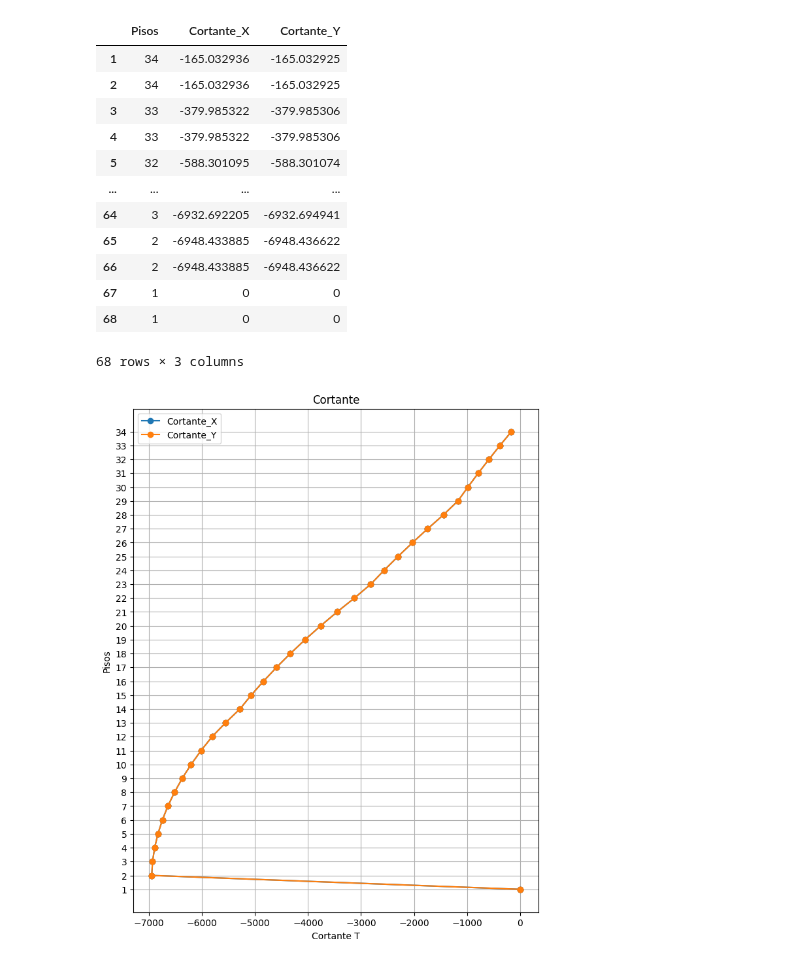
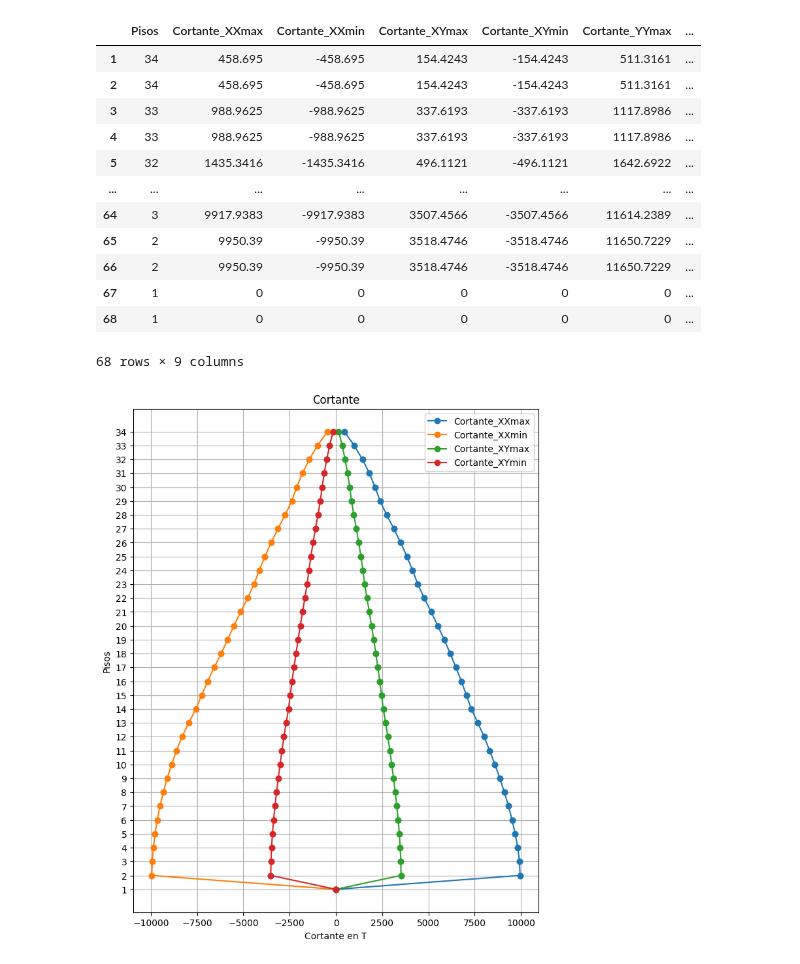
Before and after one commit to NicoJat/Main-codes, a Jupyter notebook: Diseño_Sismoresistente/Graficadores_ETABS/Graficadores/Cortante.ipynb, the cells around one changed output. Drawn from its saved outputs; the diff is of its cells as text; code cells hidden in the pictures.

```diff
--- a/Diseño_Sismoresistente/Graficadores_ETABS/Graficadores/Cortante.ipynb
+++ b/Diseño_Sismoresistente/Graficadores_ETABS/Graficadores/Cortante.ipynb
@@ -2,55 +2,70 @@
 import pandas as pd
 import numpy as np
 import matplotlib.pyplot as plt
 
 # Load the Excel file into a DataFrame
-file_path_X = '../Resultados_Excel/Cortante_piso_X.xlsx'  # Replace with your file path
-file_path_Y = '../Resultados_Excel/Cortante_piso_Y.xlsx'  # Replace with your file path
+file_path_X = '../Resultados_ExcelF/excel sismos/Shear X.xlsx'  # Replace with your file path
+file_path_Y = '../Resultados_ExcelF/excel sismos/Shear Y.xlsx'  # Replace with your file path
 sheet_name = 'Story Response'  # Replace with your sheet name if different
 
 # Load the data into a DataFrame
-data_X = pd.read_excel(file_path_X, sheet_name=sheet_name, header=1)
-data_Y = pd.read_excel(file_path_Y, sheet_name=sheet_name, header=1)
+data_X = pd.read_excel(file_path_X, sheet_name='Story Response', header=1)
+data_Y = pd.read_excel(file_path_Y, sheet_name='Story Response', header=1)
 
 # Assuming your data has 'Node' and 'Displacement' columns
 # Replace these column names with your actual column names
-Cortante_X = data_X['X-Dir']
-Cortante_Y = data_Y['Y-Dir']
+Cortante_XXmax = data_X['X-Dir']
+Cortante_XXmin = data_X['X-Dir Min']
+Cortante_XYmax = data_X['Y-Dir']
+Cortante_XYmin = data_X['Y-Dir Min']
+Cortante_YYmax = data_Y['Y-Dir']
+Cortante_YYmin = data_Y['Y-Dir Min']
+Cortante_YXmax = data_Y['X-Dir']
+Cortante_YXmin = data_Y['X-Dir Min']
+
 nodes = [i // 2 if i % 2 == 0 else i // 2 + 1 for i in range(68, 0, -1)]
 nodes_str = [str(node) for node in nodes]
 
 data = {
     'Pisos': nodes_str,
-    'Cortante_X': Cortante_X[1:],
-    'Cortante_Y': Cortante_Y[1:]
+    'Cortante_XXmax': Cortante_XXmax[1:],
+    'Cortante_XXmin': Cortante_XXmin[1:],
+    'Cortante_XYmax': Cortante_XYmax[1:],
+    'Cortante_XYmin': Cortante_XYmin[1:],
+    'Cortante_YYmax': Cortante_YYmax[1:],
+    'Cortante_YYmin': Cortante_YYmin[1:],
+    'Cortante_YXmax': Cortante_YXmax[1:],
+    'Cortante_YXmin': Cortante_YXmin[1:]
 }
 
 df = pd.DataFrame(data)
 display(df)
 
 # Plotting
 plt.figure(figsize=(8, 10))
-plt.plot(Cortante_X[1:], nodes_str, marker='o', linestyle='-', label='Cortante_X')
-plt.plot(Cortante_Y[1:], nodes_str, marker='o', linestyle='-', label='Cortante_Y')
-plt.xlabel('Cortante T')
+plt.plot(Cortante_XXmax[1:], nodes_str, marker='o', linestyle='-', label='Cortante_XXmax')
+plt.plot(Cortante_XXmin[1:], nodes_str, marker='o', linestyle='-', label='Cortante_XXmin')
+plt.plot(Cortante_XYmax[1:], nodes_str, marker='o', linestyle='-', label='Cortante_XYmax')
+plt.plot(Cortante_XYmin[1:], nodes_str, marker='o', linestyle='-', label='Cortante_XYmin')
+plt.xlabel('Cortante en T')
 plt.ylabel('Pisos')
 plt.title('Cortante')
 plt.legend()
 plt.grid(True)
 plt.gca().invert_yaxis()
 plt.show()
 # %% [output]
-|  | Pisos | Cortante_X | Cortante_Y |
-| 1 | 34 | -165.032936 | -165.032925 |
-| 2 | 34 | -165.032936 | -165.032925 |
-| 3 | 33 | -379.985322 | -379.985306 |
-| 4 | 33 | -379.985322 | -379.985306 |
-| 5 | 32 | -588.301095 | -588.301074 |
-| ... | ... | ... | ... |
-| 64 | 3 | -6932.692205 | -6932.694941 |
-| 65 | 2 | -6948.433885 | -6948.436622 |
-| 66 | 2 | -6948.433885 | -6948.436622 |
-| 67 | 1 | 0 | 0 |
-| 68 | 1 | 0 | 0 |
+|  | Pisos | Cortante_XXmax | Cortante_XXmin | Cortante_XYmax | Cortante_XYmin | Cortante_YYmax | ... |
+| 1 | 34 | 458.695 | -458.695 | 154.4243 | -154.4243 | 511.3161 | ... |
+| 2 | 34 | 458.695 | -458.695 | 154.4243 | -154.4243 | 511.3161 | ... |
+| 3 | 33 | 988.9625 | -988.9625 | 337.6193 | -337.6193 | 1117.8986 | ... |
+| 4 | 33 | 988.9625 | -988.9625 | 337.6193 | -337.6193 | 1117.8986 | ... |
+| 5 | 32 | 1435.3416 | -1435.3416 | 496.1121 | -496.1121 | 1642.6922 | ... |
+| ... | ... | ... | ... | ... | ... | ... | ... |
+| 64 | 3 | 9917.9383 | -9917.9383 | 3507.4566 | -3507.4566 | 11614.2389 | ... |
+| 65 | 2 | 9950.39 | -9950.39 | 3518.4746 | -3518.4746 | 11650.7229 | ... |
+| 66 | 2 | 9950.39 | -9950.39 | 3518.4746 | -3518.4746 | 11650.7229 | ... |
+| 67 | 1 | 0 | 0 | 0 | 0 | 0 | ... |
+| 68 | 1 | 0 | 0 | 0 | 0 | 0 | ... |
-68 rows × 3 columns
+68 rows × 9 columns
-[figure, old version]
+[figure, new version]
```
Also changed, not shown: parts of 1 cell of this notebook, 39 other files.
